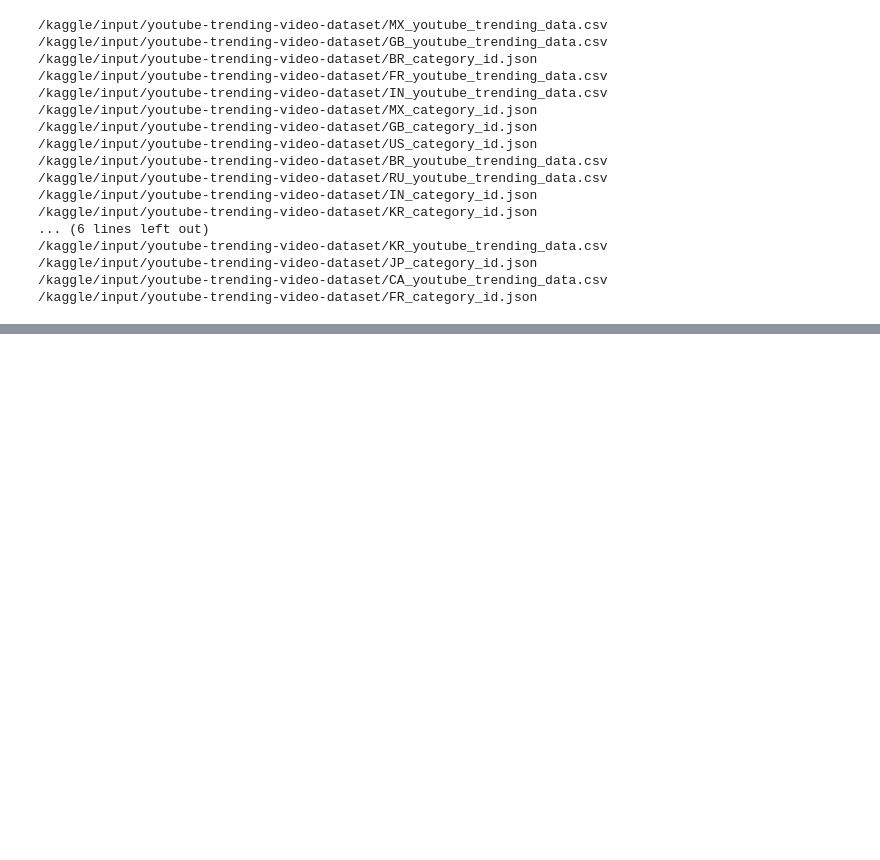
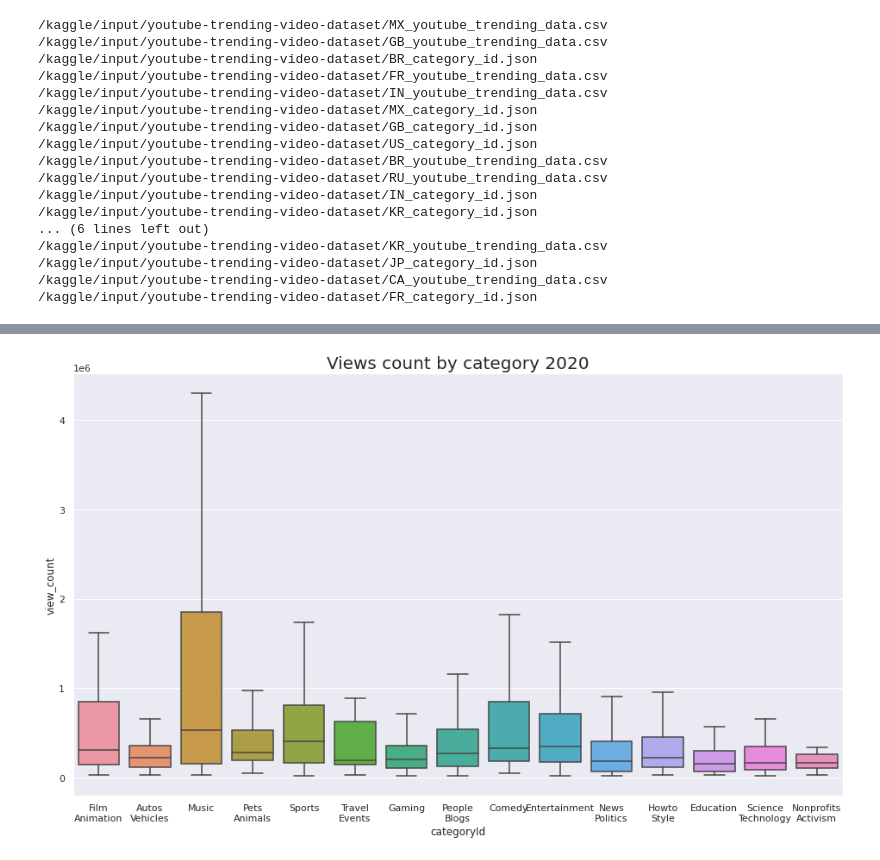
Before and after one commit to JinLover/Kaggle_project, a Jupyter notebook: youtube-analysis.ipynb, the cells around one changed output, grey strips where cells are left out. Cells and saved outputs as stored; diff of their text form; code cells hidden in the pictures; blank space fills up the shorter version.

```diff
--- a/youtube-analysis.ipynb
+++ b/youtube-analysis.ipynb
@@ -84,0 +245,7 @@ KR_2021.head()
+# %%
+g = sns.boxplot(x="categoryId",y="view_count",data=KR_2020_nodup, showfliers = False)
+xticks = list(map(lambda x:KR_id.loc[x].values[0], sorted(KR_2020_nodup["categoryId"].unique())))
+g.set_xticklabels(xticks);
+g.set_title("Views count by category 2020", size = 20, weight = True);
+# %% [output]
+[figure, added]
```
Also changed, not shown: parts of 44 cells of this notebook.
